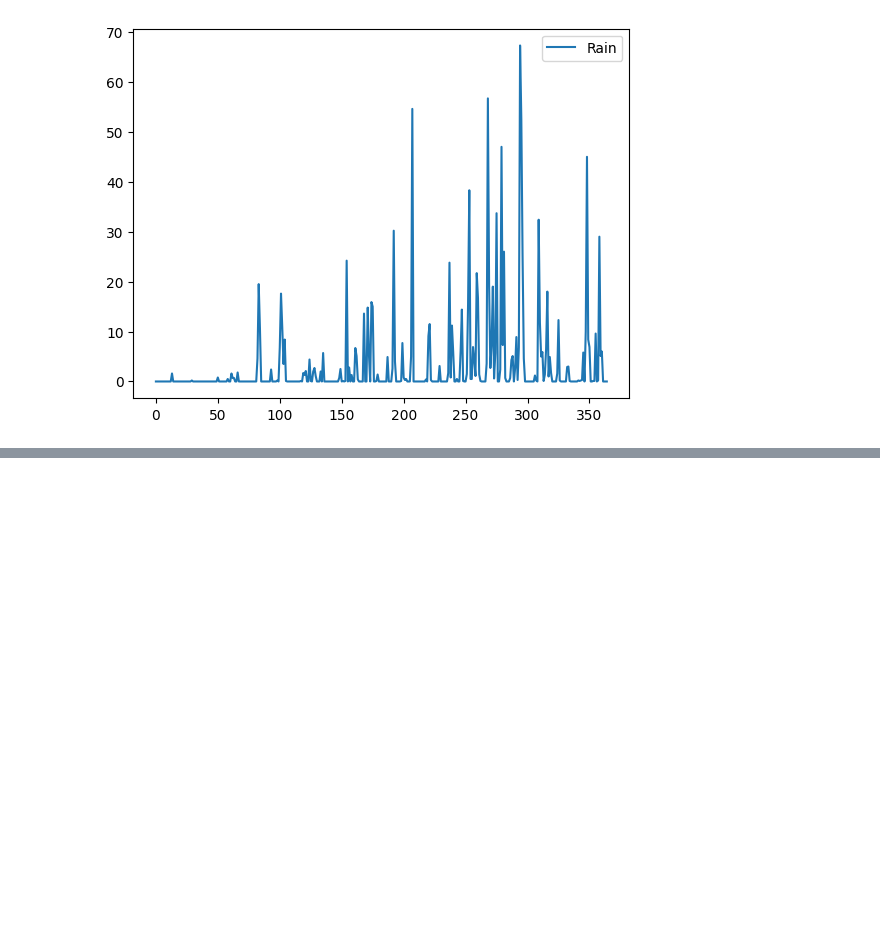
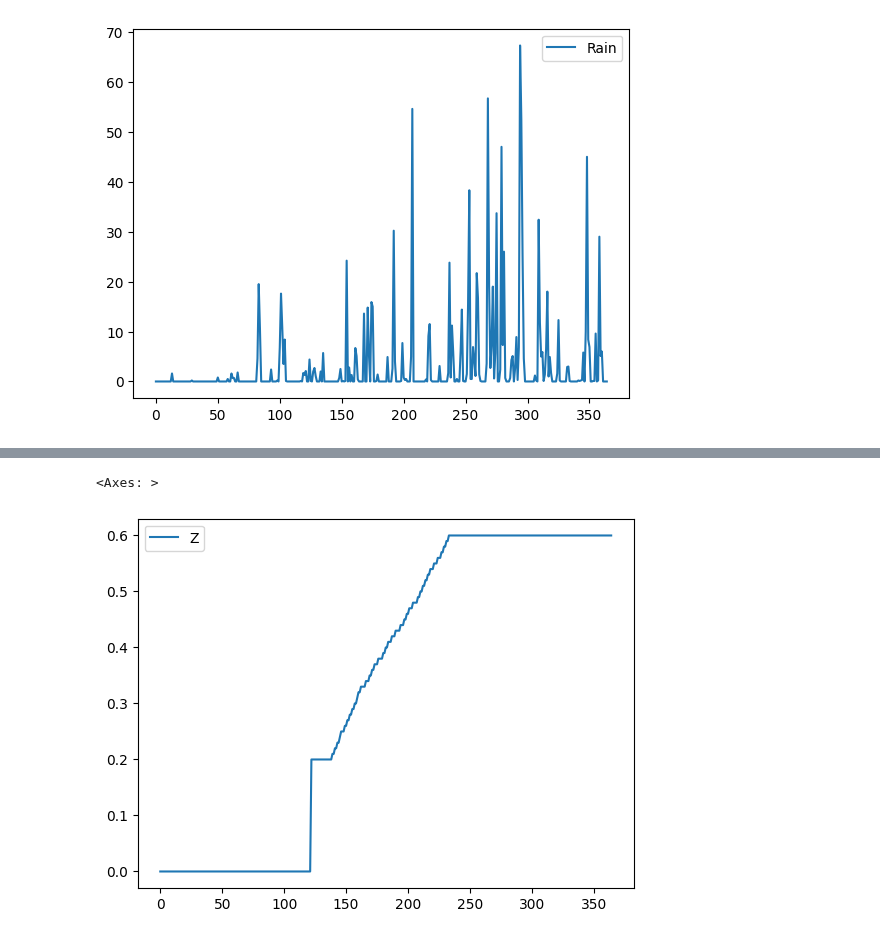
Before and after one commit to rokuk/aquacrop-slovenia, a Jupyter notebook: notebooks/exploration/Running Jablje.ipynb, the cells around one changed output, grey strips where cells are left out. Drawn from its saved outputs; the diff is of its cells as text; code cells hidden in the pictures; blank space fills up the shorter version.

```diff
--- a/notebooks/exploration/Running Jablje.ipynb
+++ b/notebooks/exploration/Running Jablje.ipynb
@@ -215,0 +237,5 @@ results["day"].plot(y="Y(dry)")
+# %%
+results["day"].plot(y="Z")
+# %% [output]
+<Axes: >
+[figure, added]
```
Also changed, not shown: parts of 25 cells of this notebook, 7 other files.
